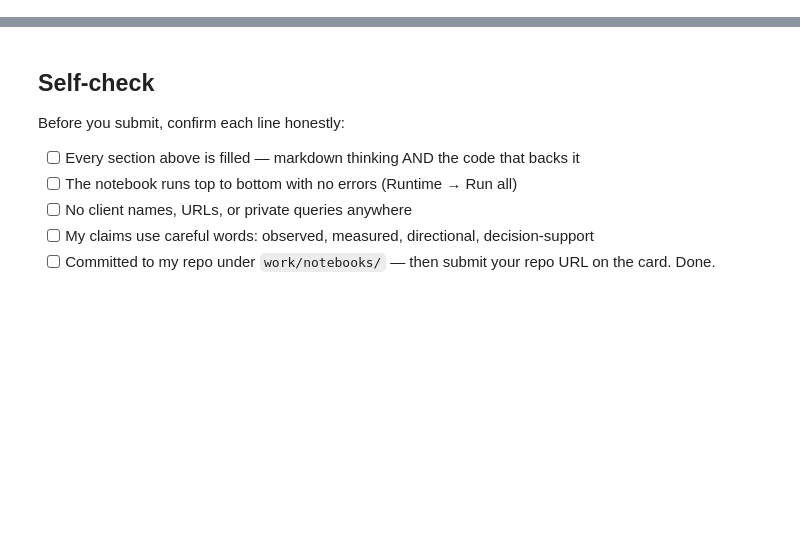
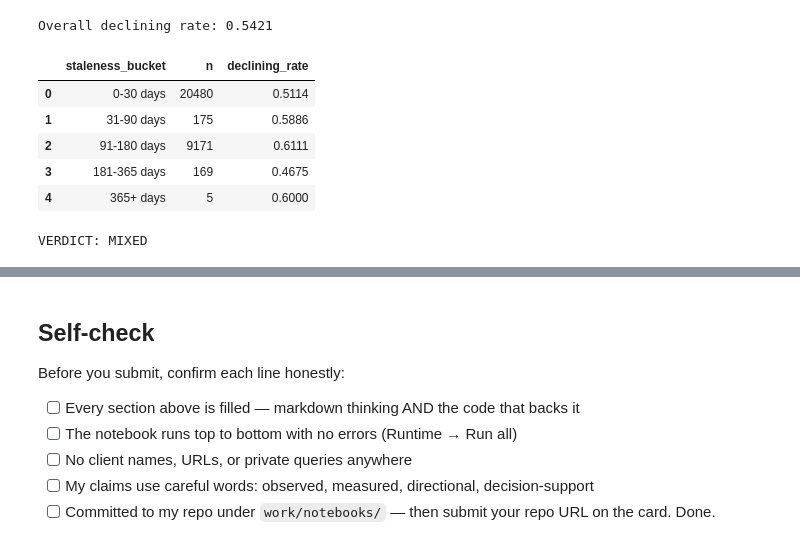
Before and after one commit to 13aakash/flyrank-ml-internship, a Jupyter notebook: work/notebooks/w04_signal_audit.ipynb, the cells around one changed output, grey strips where cells are left out. Drawn from its saved outputs; the diff is of its cells as text; code cells hidden in the pictures; blank space fills up the shorter version.

```diff
--- a/work/notebooks/w04_signal_audit.ipynb
+++ b/work/notebooks/w04_signal_audit.ipynb
@@ -36,0 +86,70 @@ This skeleton is yours to fill. Work the sections **in order** — each one has
+# %%
+# Create the outcome only for signal auditing.
+# It will NOT be used as a feature in the Week 4 baseline.
+
+df["is_declining"] = (
+    df["trend_direction"]
+    .astype(str)
+    .str.lower()
+    .eq("down")
+    .astype(int)
+)
+
+print("Overall declining rate:",
+      round(df["is_declining"].mean(), 4))
+# %% [output]
+Overall declining rate: 0.5421
+# %%
+staleness_test = df.copy()
+
+staleness_test["staleness_bucket"] = pd.cut(
+    staleness_test["days_since_last_update"],
+    bins=[-np.inf, 30, 90, 180, 365, np.inf],
+    labels=[
+        "0-30 days",
+        "31-90 days",
+        "91-180 days",
+        "181-365 days",
+        "365+ days"
+    ]
+)
+
+staleness_table = (
+    staleness_test
+    .dropna(subset=["staleness_bucket"])
+    .groupby("staleness_bucket", observed=True)
+    .agg(
+        n=("is_declining", "size"),
+        declining_rate=("is_declining", "mean")
+    )
+    .reset_index()
+)
+
+staleness_table["declining_rate"] = (
+    staleness_table["declining_rate"].round(4)
+)
+
+display(staleness_table)
+
+rates = staleness_table["declining_rate"].tolist()
+
+if len(rates) >= 2 and all(
+    rates[i] <= rates[i + 1]
+    for i in range(len(rates) - 1)
+):
+    print("VERDICT: CONFIRMED")
+elif len(rates) >= 2 and all(
+    rates[i] >= rates[i + 1]
+    for i in range(len(rates) - 1)
+):
+    print("VERDICT: OPPOSITE")
+else:
+    print("VERDICT: MIXED")
+# %% [output]
+|  | staleness_bucket | n | declining_rate |
+| 0 | 0-30 days | 20480 | 0.5114 |
+| 1 | 31-90 days | 175 | 0.5886 |
+| 2 | 91-180 days | 9171 | 0.6111 |
+| 3 | 181-365 days | 169 | 0.4675 |
+| 4 | 365+ days | 5 | 0.6000 |
+VERDICT: MIXED
```
Also changed, not shown: parts of 22 cells of this notebook.
